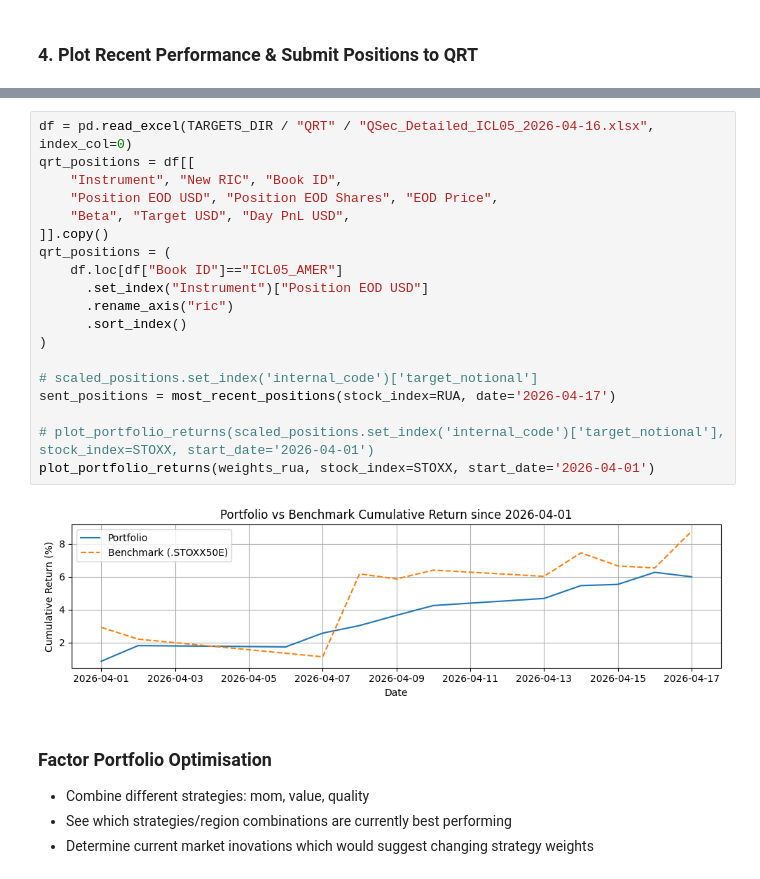
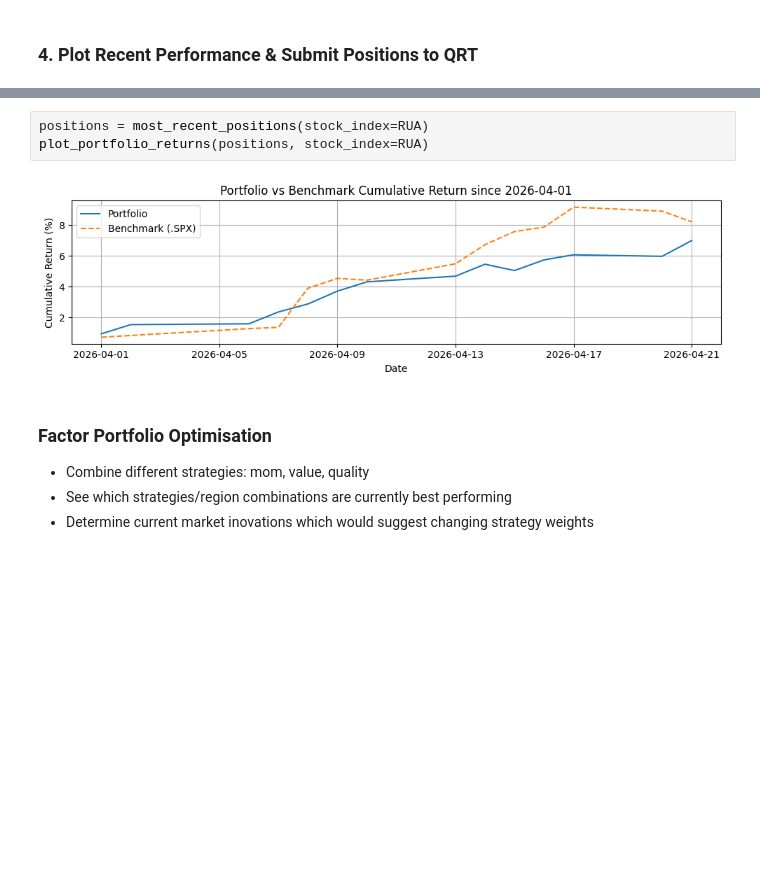
Before and after one commit to DKsavasan/SIF_QRT, a Jupyter notebook: notebooks/testing.ipynb, the cells around one changed output, grey strips where cells are left out. Cells and saved outputs as stored; diff of their text form; blank space fills up the shorter version.

```diff
--- a/notebooks/testing.ipynb
+++ b/notebooks/testing.ipynb
@@ -438,24 +356,8 @@ beta: -0.19114531224280332
-# %%
-df = pd.read_excel(TARGETS_DIR / "QRT" / "QSec_Detailed_ICL05_2026-04-16.xlsx", index_col=0)
-qrt_positions = df[[
-    "Instrument", "New RIC", "Book ID",
-    "Position EOD USD", "Position EOD Shares", "EOD Price",
-    "Beta", "Target USD", "Day PnL USD",
-]].copy()
-qrt_positions = (
-    df.loc[df["Book ID"]=="ICL05_AMER"]
-      .set_index("Instrument")["Position EOD USD"]
-      .rename_axis("ric")
-      .sort_index()
-)
-
-# scaled_positions.set_index('internal_code')['target_notional']
-sent_positions = most_recent_positions(stock_index=RUA, date='2026-04-17')
-
-# plot_portfolio_returns(scaled_positions.set_index('internal_code')['target_notional'], stock_index=STOXX, start_date='2026-04-01')
-plot_portfolio_returns(weights_rua, stock_index=STOXX, start_date='2026-04-01')
-# %% [output]
-[figure, removed]
+# %%
+positions = most_recent_positions(stock_index=RUA)
+plot_portfolio_returns(positions, stock_index=RUA)
+# %% [output]
+[figure, added]
 # %% [markdown]
 ### Factor Portfolio Optimisation
 
```
Also changed, not shown: parts of 3 cells of this notebook, 4 other files.
